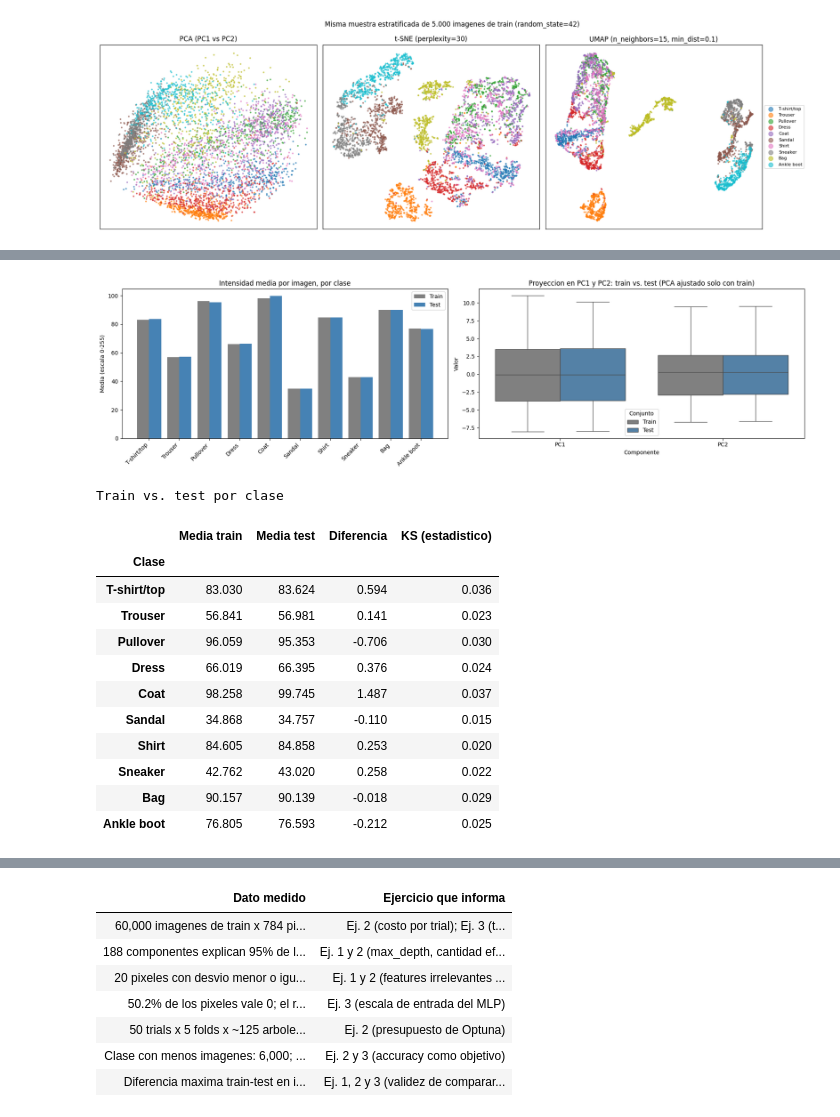
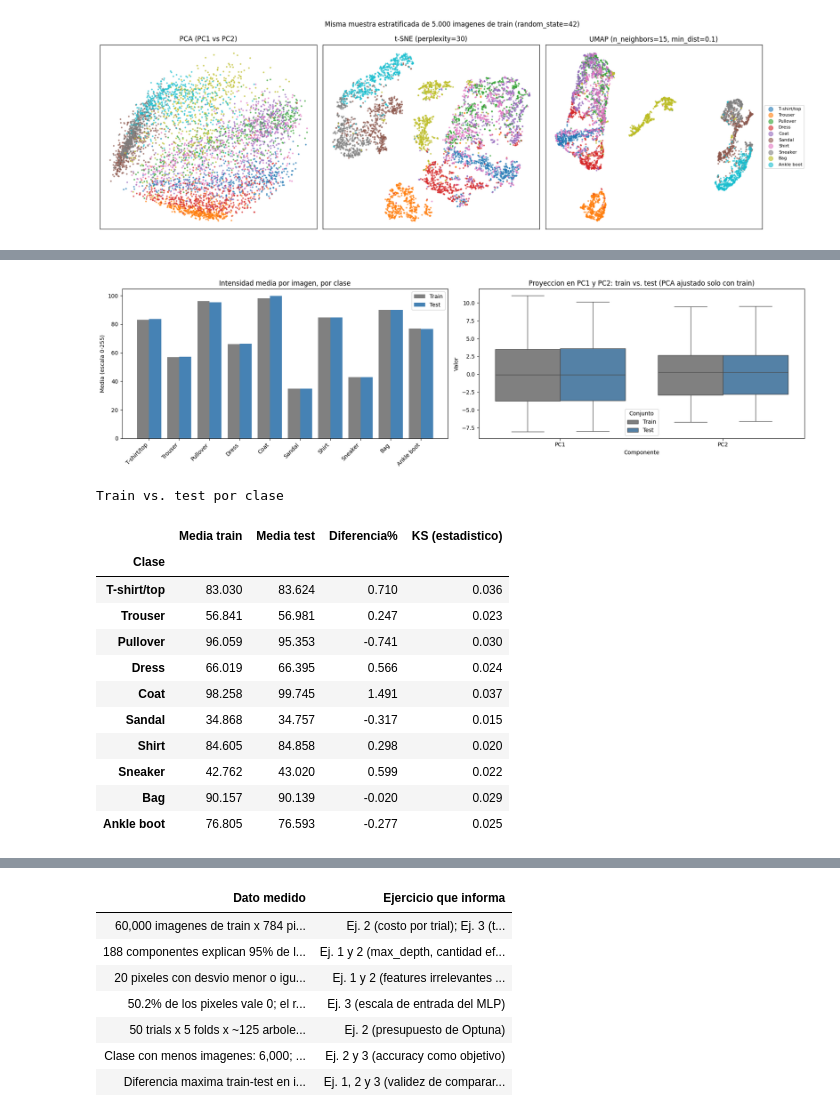
Before and after one commit to AlesioRios/Laboratorio-de-Datos-II, a Jupyter notebook: Lab_de_Datos_II_TP4.ipynb, the cells around one changed output, grey strips where cells are left out. Cells and saved outputs as stored; diff of their text form; code cells hidden in the pictures.

```diff
--- a/Lab_de_Datos_II_TP4.ipynb
+++ b/Lab_de_Datos_II_TP4.ipynb
@@ -541,47 +539,48 @@ filas = []
 for c in range(10):
     a, b = media_por_imagen[y_train == c], media_test[y_test == c]
     filas.append({'Clase': NOMBRES_CLASES[c], 'Media train': a.mean(), 'Media test': b.mean(),
-                  'Diferencia': b.mean() - a.mean(), 'KS (estadistico)': stats.ks_2samp(a, b).statistic})
+                  'Diferencia%': 100*(b.mean() - a.mean())/b.mean(), 'KS (estadistico)': stats.ks_2samp(a, b).statistic})
 tabla_tt = pd.DataFrame(filas).set_index('Clase')
 
 Z_test = pca.transform(eda_X_test)[:, :2]
 pcs = pd.concat([
     pd.DataFrame({'Componente': 'PC1', 'Conjunto': 'Train', 'Valor': Z_train[:, 0]}),
     pd.DataFrame({'Componente': 'PC2', 'Conjunto': 'Train', 'Valor': Z_train[:, 1]}),
     pd.DataFrame({'Componente': 'PC1', 'Conjunto': 'Test', 'Valor': Z_test[:, 0]}),
     pd.DataFrame({'Componente': 'PC2', 'Conjunto': 'Test', 'Valor': Z_test[:, 1]}),
 ])
 
 fig, ejes = plt.subplots(1, 2, figsize=(18, 5))
 ancho = 0.4
 x = np.arange(10)
 ejes[0].bar(x - ancho / 2, tabla_tt['Media train'], ancho, label='Train', color='gray')
 ejes[0].bar(x + ancho / 2, tabla_tt['Media test'], ancho, label='Test', color='steelblue')
 ejes[0].set_xticks(x)
 ejes[0].set_xticklabels(NOMBRES_CLASES, rotation=45, ha='right')
 ejes[0].set_title('Intensidad media por imagen, por clase')
 ejes[0].set_ylabel('Media (escala 0-255)')
 ejes[0].legend()
 
 sns.boxplot(data=pcs, x='Componente', y='Valor', hue='Conjunto', palette={'Train': 'gray', 'Test': 'steelblue'},
             fliersize=1, ax=ejes[1])
+#La proyección es el producto punto entre la PC y el vector normalizado y centrado de las imágenes).
 ejes[1].set_title('Proyeccion en PC1 y PC2: train vs. test (PCA ajustado solo con train)')
 plt.tight_layout()
 plt.show()
 
 mostrar_lado_a_lado([('Train vs. test por clase', tabla_tt)], cmap='Blues', precision=3)
 # %% [output]
 [figure]
 Train vs. test por clase
-|  | Media train | Media test | Diferencia | KS (estadistico) |
+|  | Media train | Media test | Diferencia% | KS (estadistico) |
 | Clase |  |  |  |  |
-| T-shirt/top | 83.030 | 83.624 | 0.594 | 0.036 |
-| Trouser | 56.841 | 56.981 | 0.141 | 0.023 |
-| Pullover | 96.059 | 95.353 | -0.706 | 0.030 |
-| Dress | 66.019 | 66.395 | 0.376 | 0.024 |
-| Coat | 98.258 | 99.745 | 1.487 | 0.037 |
-| Sandal | 34.868 | 34.757 | -0.110 | 0.015 |
-| Shirt | 84.605 | 84.858 | 0.253 | 0.020 |
-| Sneaker | 42.762 | 43.020 | 0.258 | 0.022 |
-| Bag | 90.157 | 90.139 | -0.018 | 0.029 |
-| Ankle boot | 76.805 | 76.593 | -0.212 | 0.025 |
+| T-shirt/top | 83.030 | 83.624 | 0.710 | 0.036 |
+| Trouser | 56.841 | 56.981 | 0.247 | 0.023 |
+| Pullover | 96.059 | 95.353 | -0.741 | 0.030 |
+| Dress | 66.019 | 66.395 | 0.566 | 0.024 |
+| Coat | 98.258 | 99.745 | 1.491 | 0.037 |
+| Sandal | 34.868 | 34.757 | -0.317 | 0.015 |
+| Shirt | 84.605 | 84.858 | 0.298 | 0.020 |
+| Sneaker | 42.762 | 43.020 | 0.599 | 0.022 |
+| Bag | 90.157 | 90.139 | -0.020 | 0.029 |
+| Ankle boot | 76.805 | 76.593 | -0.277 | 0.025 |
```
Also changed, not shown: parts of 40 cells of this notebook.
